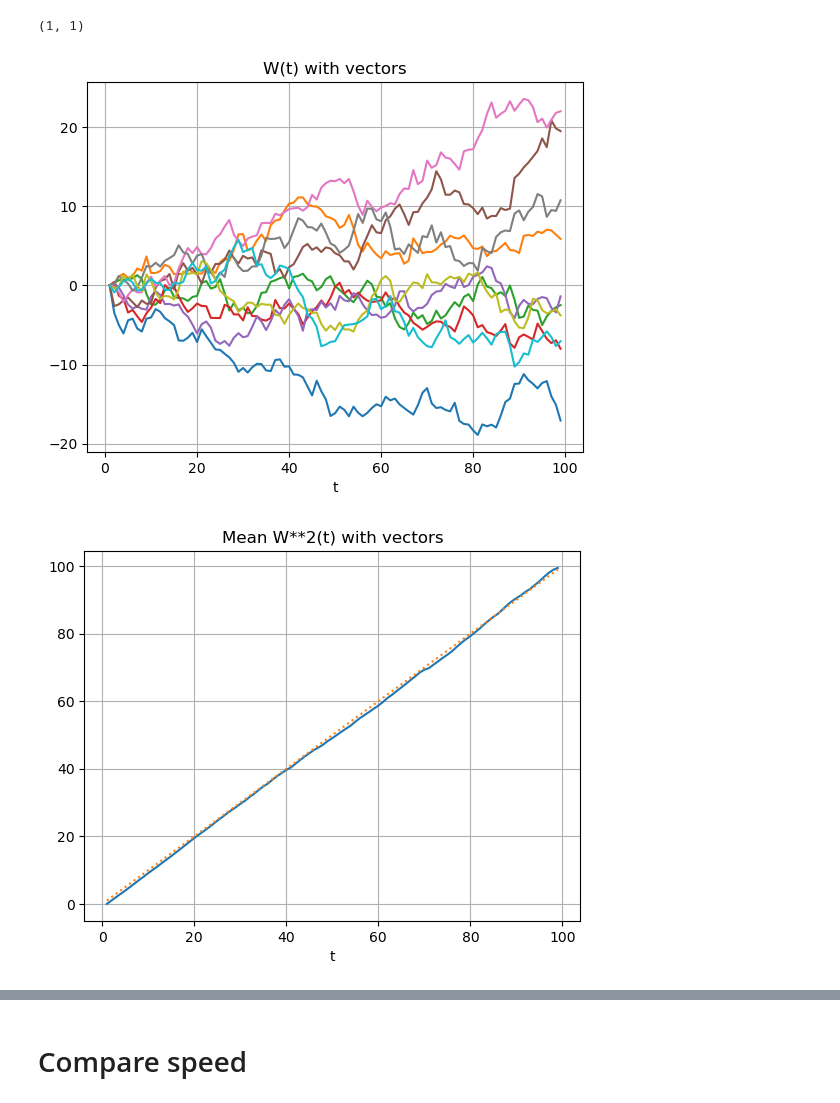
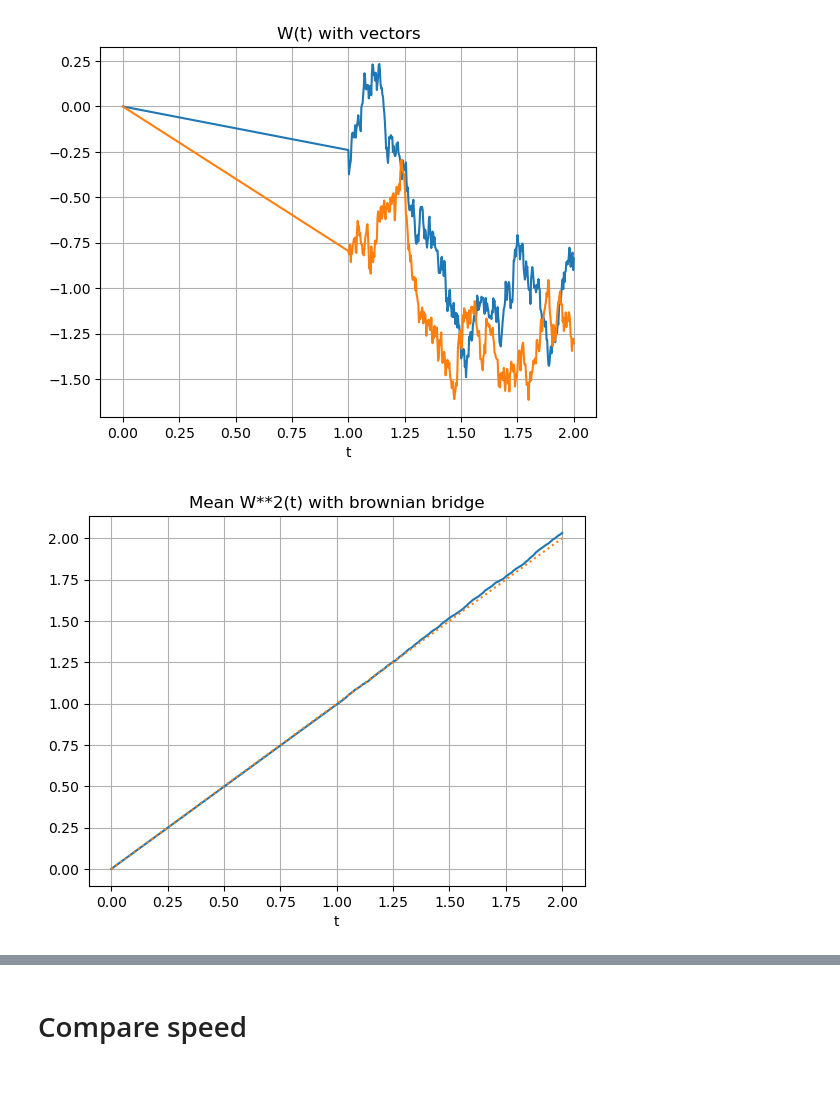
Before and after one commit to MrG1raffe/simulation, a Jupyter notebook: simulation/brownian_bridge_test.ipynb, the cells around one changed output, grey strips where cells are left out. Saved outputs shown, nothing was run; the diff lists cells and outputs as text; code cells hidden in the pictures.

```diff
--- a/simulation/brownian_bridge_test.ipynb
+++ b/simulation/brownian_bridge_test.ipynb
@@ -206,26 +39,23 @@ W = simulate_brownian_motion_from_brownian_bridge(size=1, t_grid=10, dim=1, rng=
-# %%
-W.shape
-# %% [output]
-(1, 1)
 # %%
-size = 1000
-t_grid = np.arange(1, 100)
-dim = 10
+# non-uniform t_grid
+size = 10_000
+t_grid = np.concatenate([np.zeros(1), np.linspace(1, 2, 365)])
+dim = 2
 
 W = simulate_brownian_motion_from_brownian_bridge(size, t_grid, dim, rng)
 
 plt.plot(t_grid, W[0, :, :].T)
 plt.grid()
 plt.xlabel("t")
 plt.title("W(t) with vectors")
 plt.show()
 
 plt.plot(t_grid, (W**2).mean(axis=0).mean(axis=0))
 plt.plot(t_grid, t_grid, ":")
 plt.grid()
 plt.xlabel("t")
-plt.title("Mean W**2(t) with vectors")
+plt.title("Mean W**2(t) with brownian bridge")
 plt.show()
 # %% [output]
-[figure, old version]
+[figure, new version]
-[figure, old version]
+[figure, new version]
```
Also changed, not shown: parts of 13 cells of this notebook, 2 other files.
